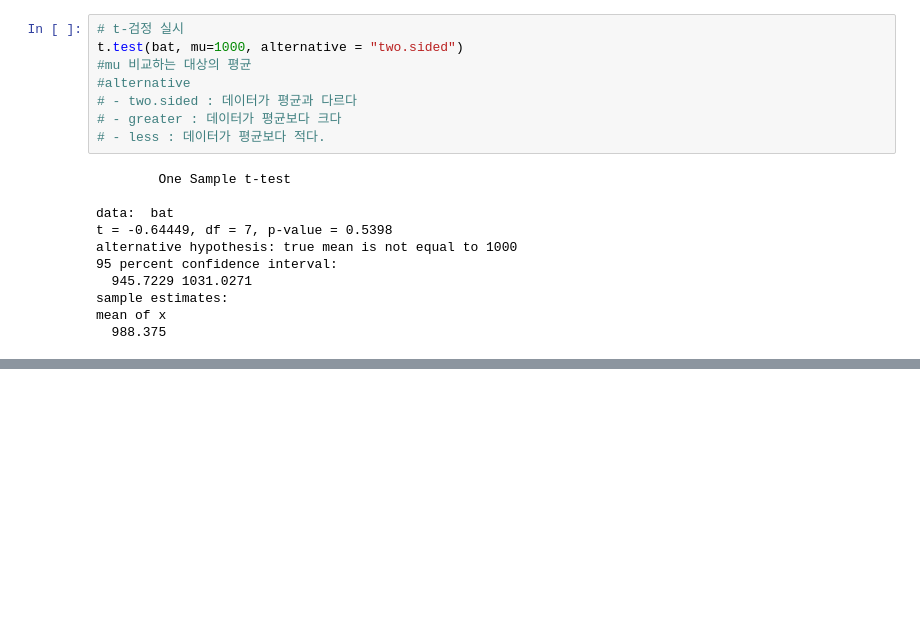
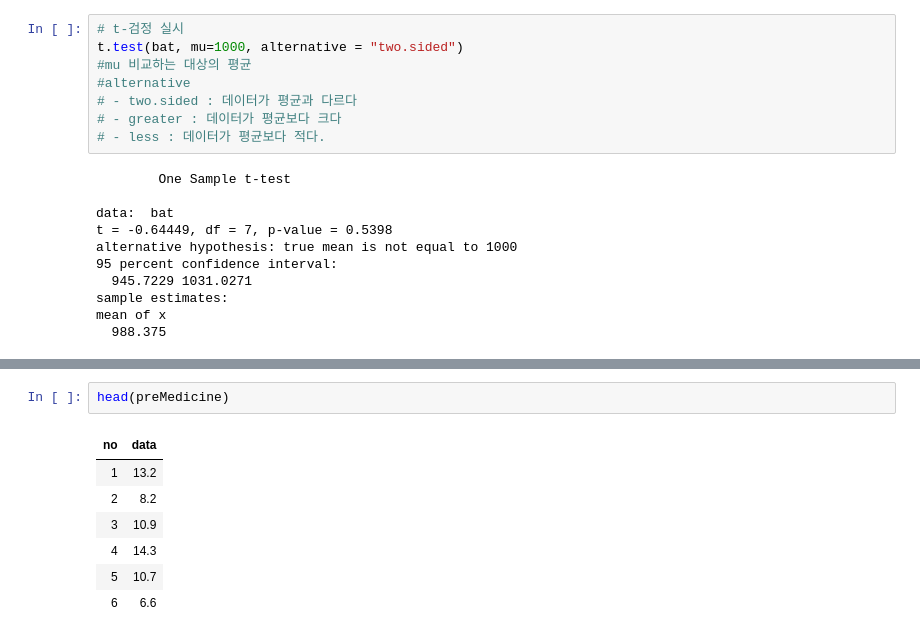
Before and after one commit to yang-gwihyeon/R_yang, a Jupyter notebook: 14. 가설검정.ipynb, the cells around one changed output, grey strips where cells are left out. Cells and saved outputs as stored; diff of their text form; blank space fills up the shorter version.

```diff
--- a/14. 가설검정.ipynb
+++ b/14. 가설검정.ipynb
@@ -106,0 +171,10 @@ mean of x
+# %%
+head(preMedicine)
+# %% [output]
+| no | data |
+| 1 | 13.2 |
+| 2 | 8.2 |
+| 3 | 10.9 |
+| 4 | 14.3 |
+| 5 | 10.7 |
+| 6 | 6.6 |
```
Also changed, not shown: parts of 31 cells of this notebook, 10 other files.
